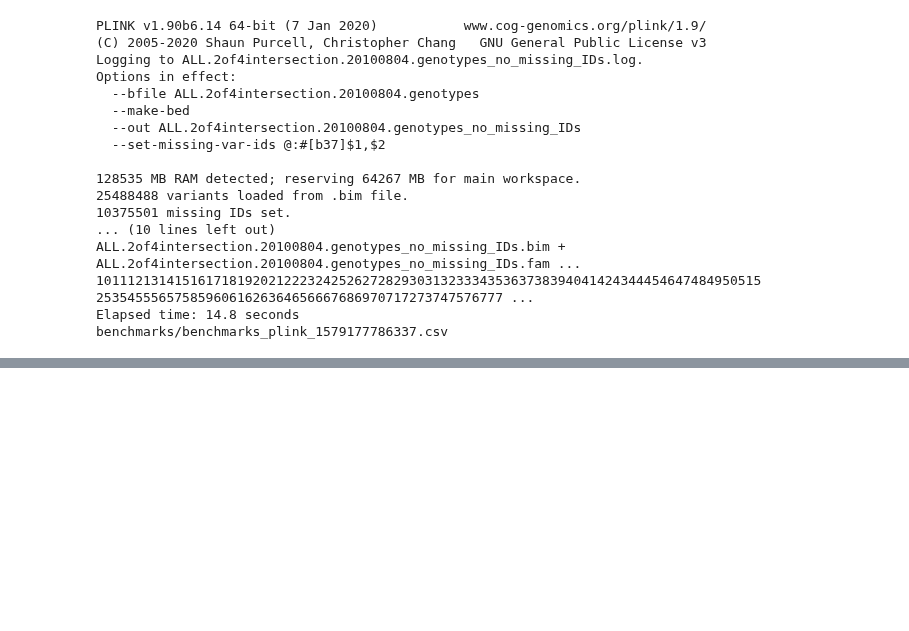
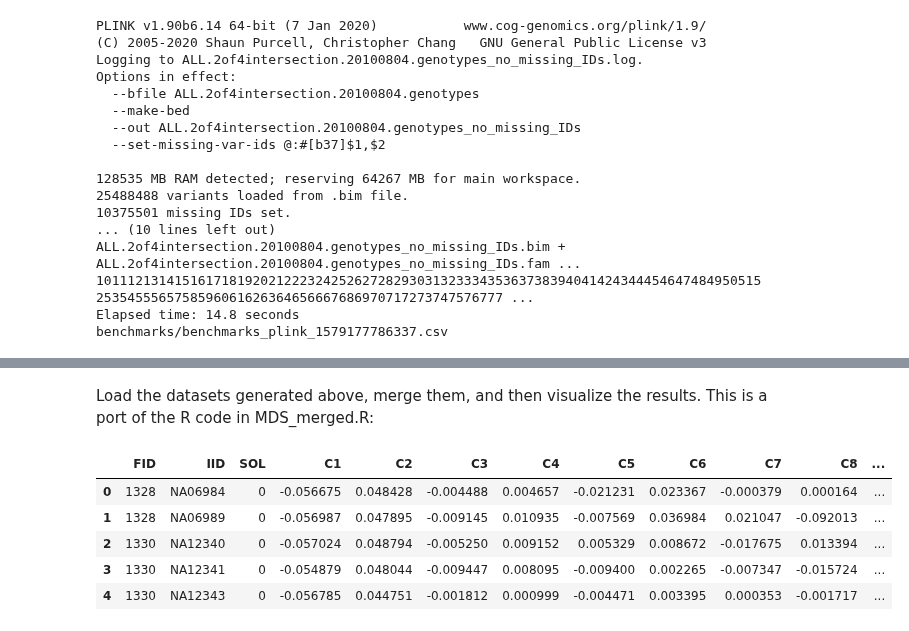
Before and after one commit to related-sciences/gwas-analysis, a Jupyter notebook: notebooks/tutorial/02-population-stratification/gwas-ps-plink.ipynb, the cells around one changed output, grey strips where cells are left out. Cells and saved outputs as stored; diff of their text form; code cells hidden in the pictures; blank space fills up the shorter version.

```diff
--- a/notebooks/tutorial/02-population-stratification/gwas-ps-plink.ipynb
+++ b/notebooks/tutorial/02-population-stratification/gwas-ps-plink.ipynb
@@ -129,0 +545,15 @@ benchmarks/benchmarks_plink_1579177786337.csv
+# %% [markdown]
+Load the datasets generated above, merge them, and then visualize the results.  This is a port of the R code in MDS_merged.R:
+# %%
+df_mds = pd.read_csv(osp.join(data_dir, "MDS_merge2.mds"), sep="\s+")
+# Join to racefile (FID, IID, race) and ensure all rows match
+df_mds = pd.merge(df_mds, pd.read_csv(osp.join(data_dir, "racefile.txt"), sep="\s+"), on=['FID', 'IID'], how='left')
+assert df_mds['race'].notnull().all()
+df_mds.head()
+# %% [output]
+|  | FID | IID | SOL | C1 | C2 | C3 | C4 | C5 | C6 | C7 | C8 | ... |
+| 0 | 1328 | NA06984 | 0 | -0.056675 | 0.048428 | -0.004488 | 0.004657 | -0.021231 | 0.023367 | -0.000379 | 0.000164 | ... |
+| 1 | 1328 | NA06989 | 0 | -0.056987 | 0.047895 | -0.009145 | 0.010935 | -0.007569 | 0.036984 | 0.021047 | -0.092013 | ... |
+| 2 | 1330 | NA12340 | 0 | -0.057024 | 0.048794 | -0.005250 | 0.009152 | 0.005329 | 0.008672 | -0.017675 | 0.013394 | ... |
+| 3 | 1330 | NA12341 | 0 | -0.054879 | 0.048044 | -0.009447 | 0.008095 | -0.009400 | 0.002265 | -0.007347 | -0.015724 | ... |
+| 4 | 1330 | NA12343 | 0 | -0.056785 | 0.044751 | -0.001812 | 0.000999 | -0.004471 | 0.003395 | 0.000353 | -0.001717 | ... |
```
Also changed, not shown: parts of 25 cells of this notebook, 6 other files.
